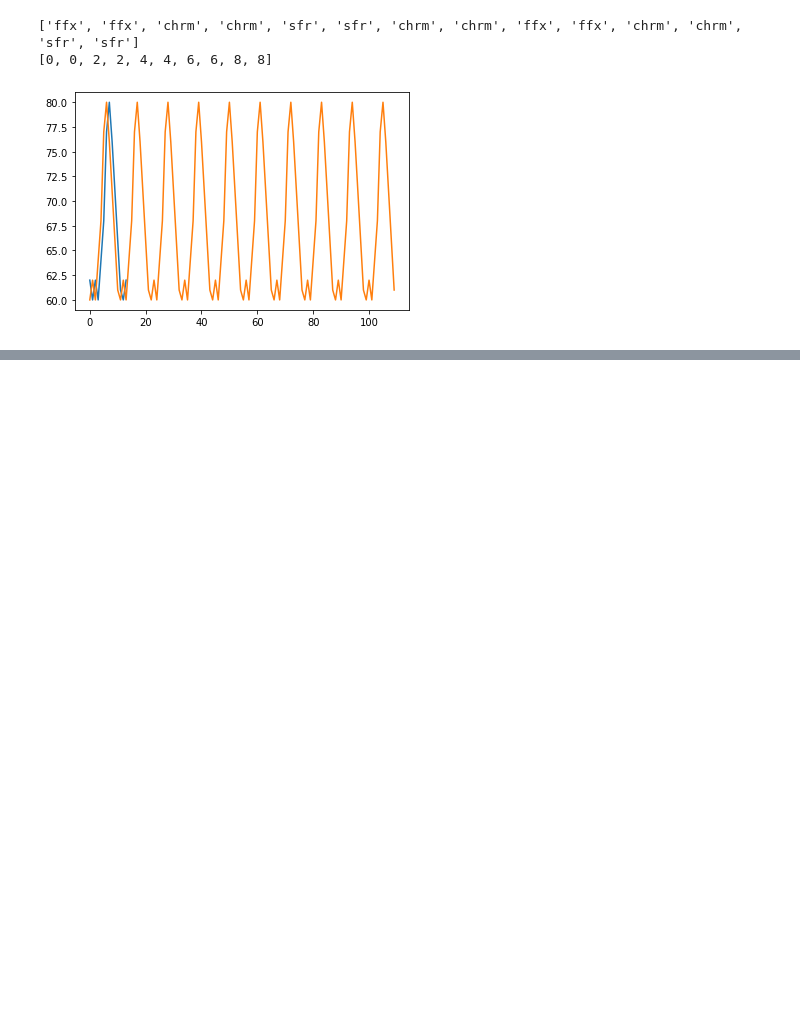
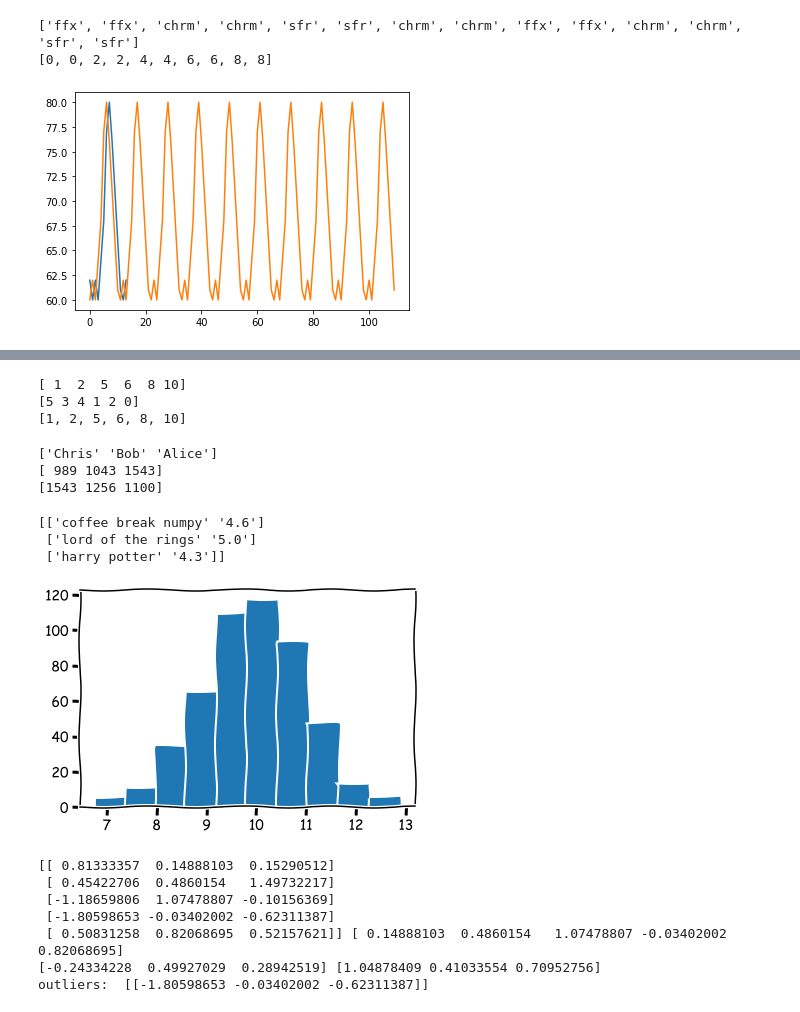
Before and after one commit to Unilmalas/TextAI, a Jupyter notebook: snippets36.ipynb, the cells around one changed output, grey strips where cells are left out. Drawn from its saved outputs; the diff is of its cells as text; code cells hidden in the pictures; blank space fills up the shorter version.

```diff
--- a/snippets36.ipynb
+++ b/snippets36.ipynb
@@ -3172,0 +3303,74 @@ plt.show()
+# %%
+# sort vs argsort
+import numpy as np
+
+a = np.array([10, 6, 8, 2, 5, 1])
+print(np.sort(a)) # sorted array
+print(np.argsort(a)) # sorted array, indices of original array
+print([a[i] for i in np.argsort(a)])
+# %% [output]
+[ 1  2  5  6  8 10]
+[5 3 4 1 2 0]
+[1, 2, 5, 6, 8, 10]
+# %%
+# axis sort
+import numpy as np
+
+sat_scrs = np.array([1100, 1256, 1543, 1043, 989])
+studts = np.array(['Alice', 'Bob', 'Chris', 'Daniel', 'Eve'])
+
+top_3 = studts[np.argsort(sat_scrs)][:-4:-1] # sort and return indices, choose top 3 (-4) from the end (-1)
+print(top_3)
+print(sat_scrs[:-4:-1])
+print(np.sort(sat_scrs)[:-4:-1])
+# %% [output]
+['Chris' 'Bob' 'Alice']
+[ 989 1043 1543]
+[1543 1256 1100]
+# %%
+# axis sort
+import numpy as np
+
+books = np.array([['coffee break numpy', 4.6],
+                 ['lord of the rings', 5.0],
+                 ['harry potter', 4.3],
+                 ['winnie pooh', 3.9],
+                 ['clown of god', 2.2]])
+
+pred_best = lambda x, y: x[x[:,1].astype(float) > y] # lambda chooses all x where 2nd entry in each line is greater than y
+print(pred_best(books, 3.9))
+# %% [output]
+[['coffee break numpy' '4.6']
+ ['lord of the rings' '5.0']
+ ['harry potter' '4.3']]
+# %%
+# outliers
+import numpy as np
+import matplotlib.pyplot as plt
+
+seq = np.random.normal(10., 1., 500)
+
+plt.xkcd()
+plt.hist(seq)
+#plt.savefig('plot00.jpg')
+plt.show()
+
+a = np.random.randn(5,3)
+print(a, a[:,1])
+
+mean, stdev = np.mean(a, axis=0), np.std(a, axis=0)
+print(mean, stdev)
+outliers = ((np.abs(a[:,0] - mean[0]) > stdev[0]) *
+            (np.abs(a[:,1] - mean[1]) > stdev[1]) *
+            (np.abs(a[:,2] - mean[2]) > stdev[2])) # abs of all a-values from each row
+
+print('outliers: ', a[outliers])
+# %% [output]
+[figure, added]
+[[ 0.81333357  0.14888103  0.15290512]
+ [ 0.45422706  0.4860154   1.49732217]
+ [-1.18659806  1.07478807 -0.10156369]
+ [-1.80598653 -0.03402002 -0.62311387]
+ [ 0.50831258  0.82068695  0.52157621]] [ 0.14888103  0.4860154   1.07478807 -0.03402002  0.82068695]
+[-0.24334228  0.49927029  0.28942519] [1.04878409 0.41033554 0.70952756]
+outliers:  [[-1.80598653 -0.03402002 -0.62311387]]
```
Also changed, not shown: parts of 31 cells of this notebook.
